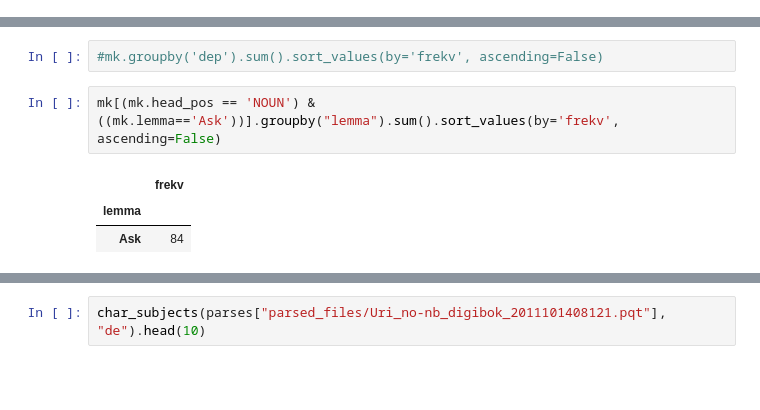
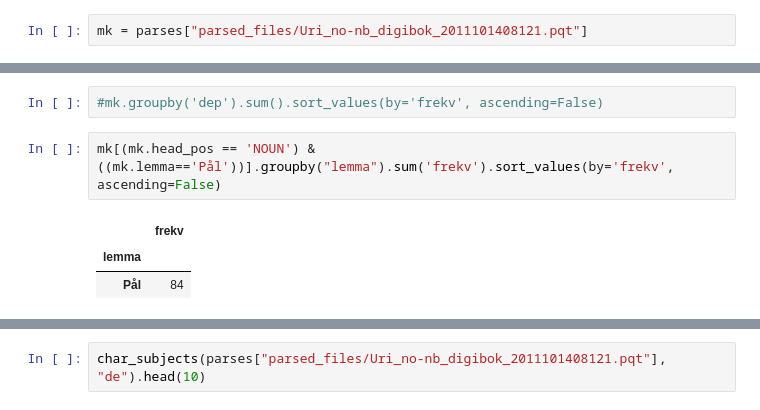
Before and after one commit to Yoonsen/DH2023, a Jupyter notebook: analyse_corpus.ipynb, the cells around one changed output, grey strips where cells are left out. Drawn from its saved outputs; the diff is of its cells as text; blank space fills up the shorter version.

```diff
--- a/analyse_corpus.ipynb
+++ b/analyse_corpus.ipynb
@@ -473,3 +605,5 @@ NameError: name 'prot' is not defined
 # %%
 def prot(book, n):
     return propriums(book).reset_index().iloc[n-1].token
+# %%
+mk = parses["parsed_files/Uri_no-nb_digibok_2011101408121.pqt"]
@@ -486,8 +624,8 @@ def char_head(pars, char):
 # %%
 #mk.groupby('dep').sum().sort_values(by='frekv', ascending=False)
 # %%
-mk[(mk.head_pos == 'NOUN') & ((mk.lemma=='Ask'))].groupby("lemma").sum().sort_values(by='frekv', ascending=False)
+mk[(mk.head_pos == 'NOUN') & ((mk.lemma=='Pål'))].groupby("lemma").sum('frekv').sort_values(by='frekv', ascending=False)
 # %% [output]
 |  | frekv |
 | lemma |  |
-| Ask | 84 |
+| Pål | 84 |
```
Also changed, not shown: parts of 40 cells of this notebook, 22 other files.
